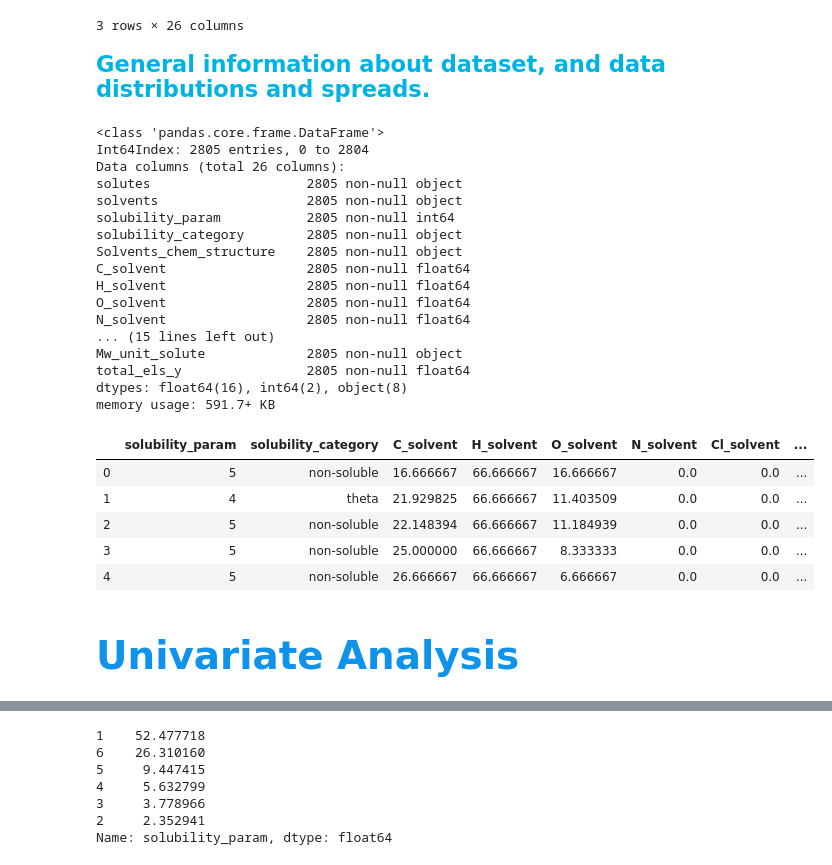
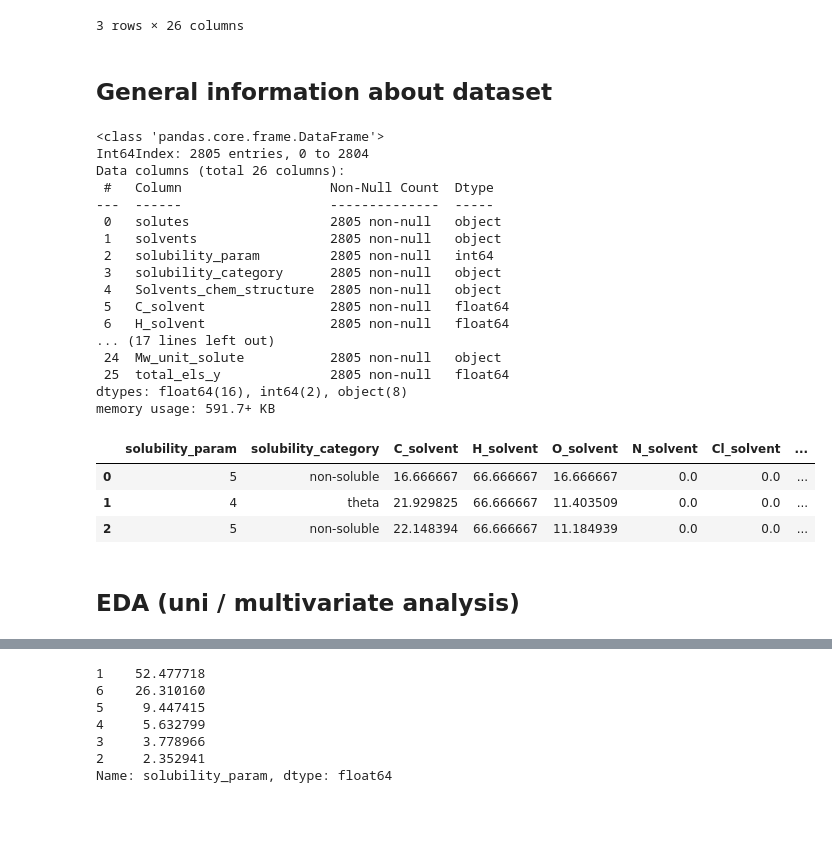
Before and after one commit to InnaG33/dissolve_me, a Jupyter notebook: solubility_model.ipynb, the cells around one changed output, grey strips where cells are left out. Saved outputs shown, nothing was run; the diff lists cells and outputs as text; code cells hidden in the pictures; blank space fills up the shorter version.

```diff
--- a/solubility_model.ipynb
+++ b/solubility_model.ipynb
@@ -372,0 +325,3 @@ elements
+# %%
+elements=element_info['Element'].to_list()
+elements
@@ -539,38 +484,36 @@ full_solubility.head(3)
 | 1 | A | Ethanol_96 | 4 | theta | C2H6.08O1.04 | 21.929825 | 66.666667 | ... |
 | 2 | A | Ethanol_99p9 | 5 | non-soluble | C2H6.02O1.01 | 22.148394 | 66.666667 | ... |
 3 rows × 26 columns
-# %% [markdown]
-<span style="font-family: Arial; font-weight:bold;font-size:1.5em;color:#00b3e5;"> General information about dataset, and data distributions and spreads.
+# %% [markdown]
+## General information about dataset
 # %%
 full_solubility.info()
 # %% [output]
 <class 'pandas.core.frame.DataFrame'>
 Int64Index: 2805 entries, 0 to 2804
 Data columns (total 26 columns):
-solutes                    2805 non-null object
-solvents                   2805 non-null object
-solubility_param           2805 non-null int64
-solubility_category        2805 non-null object
-Solvents_chem_structure    2805 non-null object
-C_solvent                  2805 non-null float64
-H_solvent                  2805 non-null float64
-O_solvent                  2805 non-null float64
-N_solvent                  2805 non-null float64
-... (15 lines left out)
-Mw_unit_solute             2805 non-null object
-total_els_y                2805 non-null float64
+ #   Column                   Non-Null Count  Dtype
+---  ------                   --------------  -----
+ 0   solutes                  2805 non-null   object
+ 1   solvents                 2805 non-null   object
+ 2   solubility_param         2805 non-null   int64
+ 3   solubility_category      2805 non-null   object
+ 4   Solvents_chem_structure  2805 non-null   object
+ 5   C_solvent                2805 non-null   float64
+ 6   H_solvent                2805 non-null   float64
+... (17 lines left out)
+ 24  Mw_unit_solute           2805 non-null   object
+ 25  total_els_y              2805 non-null   float64
 dtypes: float64(16), int64(2), object(8)
 memory usage: 591.7+ KB
 # %%
 model_df1 = full_solubility.drop(['solutes', 'solvents', 'Solvents_chem_structure', 'total_els_x',
                                  'Polymer_name', 'Monomer_chem_structure', 'total_els_y','Br_solute', 'S_solute'], axis=1)
-model_df1.head()
+model_df1.head(3)
 # %% [output]
 |  | solubility_param | solubility_category | C_solvent | H_solvent | O_solvent | N_solvent | Cl_solvent | ... |
 | 0 | 5 | non-soluble | 16.666667 | 66.666667 | 16.666667 | 0.0 | 0.0 | ... |
 | 1 | 4 | theta | 21.929825 | 66.666667 | 11.403509 | 0.0 | 0.0 | ... |
 | 2 | 5 | non-soluble | 22.148394 | 66.666667 | 11.184939 | 0.0 | 0.0 | ... |
-| 3 | 5 | non-soluble | 25.000000 | 66.666667 | 8.333333 | 0.0 | 0.0 | ... |
-| 4 | 5 | non-soluble | 26.666667 | 66.666667 | 6.666667 | 0.0 | 0.0 | ... |
-# %% [markdown]
-# <span style="font-family: Arial; font-weight:bold;font-size:1.4em;color:#0e92ea"> Univariate Analysis
+# %% [markdown]
+## EDA (uni / multivariate analysis)
```
Also changed, not shown: parts of 88 cells of this notebook, 19 other files.
